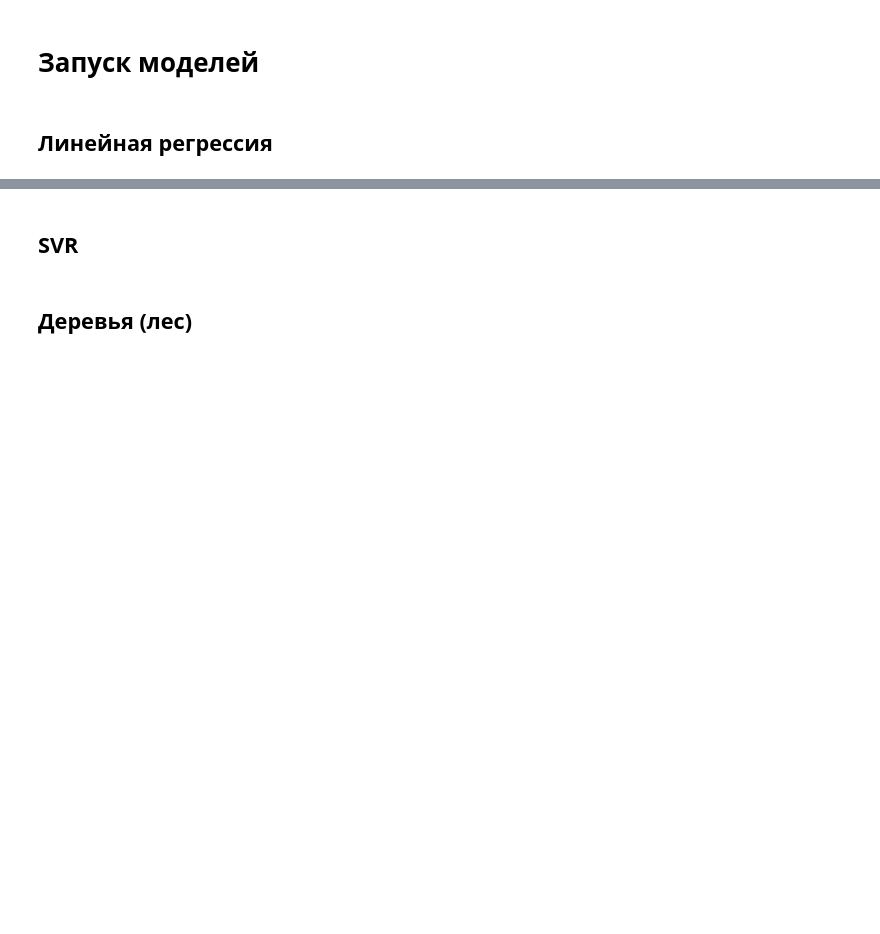
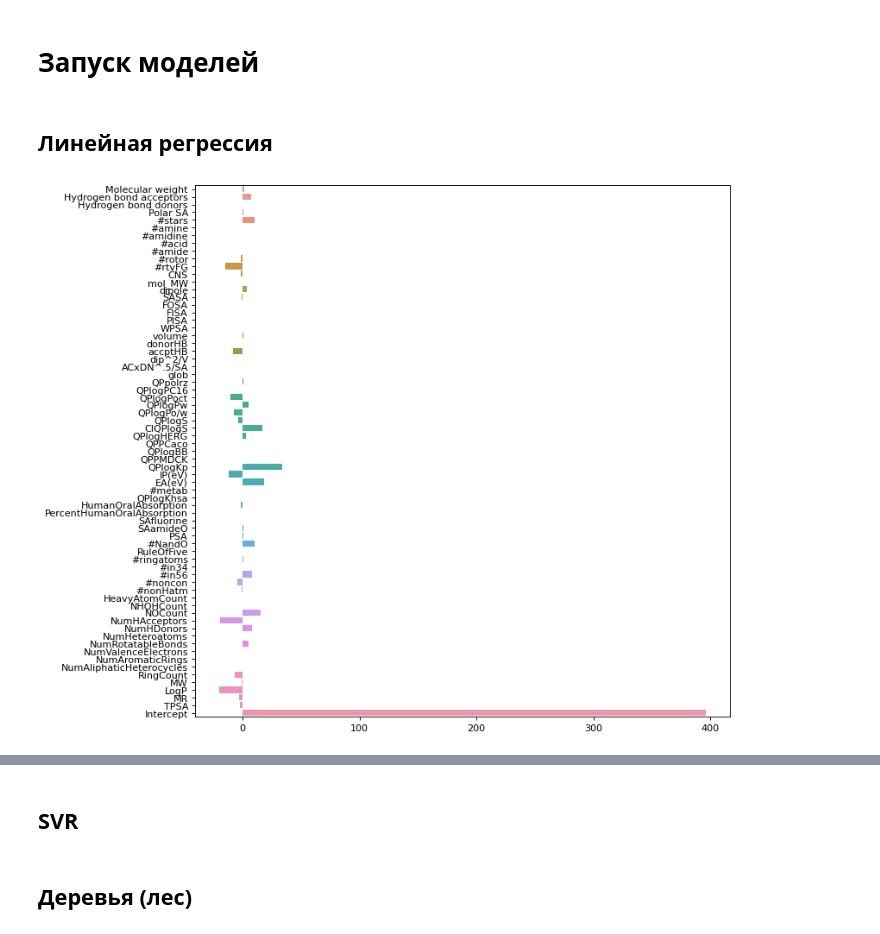
Before and after one commit to oodlbee/drug_prediction, a Jupyter notebook: drug_prediction.ipynb, the cells around one changed output, grey strips where cells are left out. Cells and saved outputs as stored; diff of their text form; code cells hidden in the pictures; blank space fills up the shorter version.

```diff
--- a/drug_prediction.ipynb
+++ b/drug_prediction.ipynb
@@ -195,12 +189,14 @@ X
 # %% [markdown]
 ## Линейная регрессия
 # %%
-lasso = LassoCV(eps = 0.001, n_alphas = 100, cv = 4, random_state = 13).fit(X_train, y_train)
-# plt.figure(figsize=(10, 10), dpi=80)
-# coefs = np.append(lasso.coef_, lasso.intercept_)
-# names = list(X_train.columns)
-# names.append('Intercept')
-# g = sns.barplot(y=names, x=coefs)#, columns=X_train.columns)
-# plt.show()
+lasso = LassoCV(alphas = np.linspace(10, 25, 100), cv = 4, random_state = 13).fit(X_train, y_train)
+plt.figure(figsize=(10, 10), dpi=80)
+coefs = np.append(lasso.coef_, lasso.intercept_)
+names = list(X_train.columns)
+names.append('Intercept')
+g = sns.barplot(y=names, x=coefs)#, columns=X_train.columns)
+plt.show()
+# %% [output]
+[figure, added]
 # %%
 ridge = RidgeCV(alphas = np.linspace(10, 25, 100), cv = 4).fit(X_train, y_train)
```
Also changed, not shown: parts of 7 cells of this notebook.
